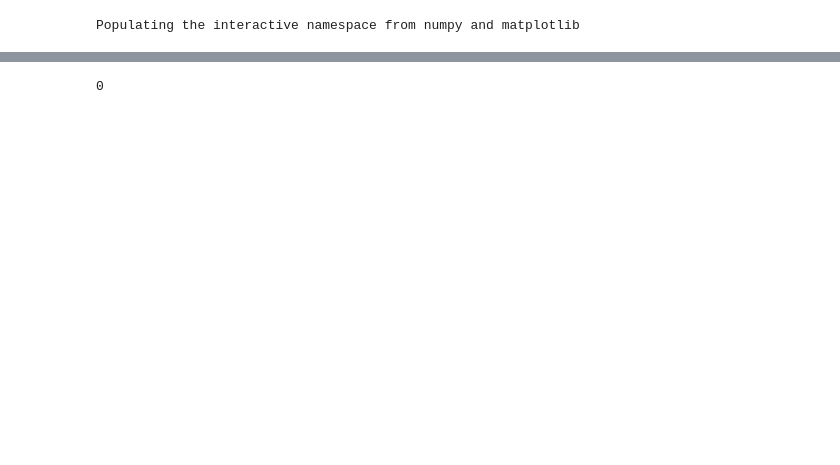
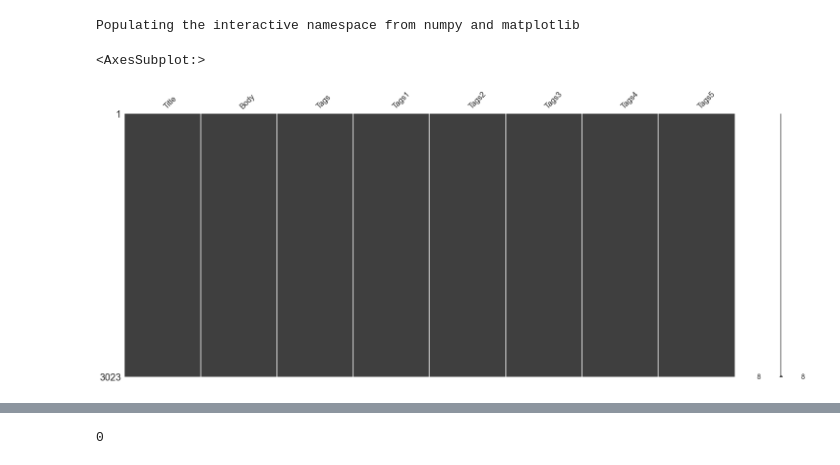
Before and after one commit to anbaut/Categorisez-automatiquement-des-questions, a Jupyter notebook: P5_notebook_test.ipynb, the cells around one changed output, grey strips where cells are left out. Cells and saved outputs as stored; diff of their text form; code cells hidden in the pictures; blank space fills up the shorter version.

```diff
--- a/P5_notebook_test.ipynb
+++ b/P5_notebook_test.ipynb
@@ -42,5 +21,10 @@ Populating the interactive namespace from numpy and matplotlib
 df = pd.read_csv("df.csv", sep=',')
 # %%
 df = df.sample(frac=0.1,random_state=1)
+# %%
+msno.matrix(df)
+# %% [output]
+<AxesSubplot:>
+[figure, added]
 # %%
 df = df.reset_index()
```
Also changed, not shown: parts of 53 cells of this notebook, 2 other files.
